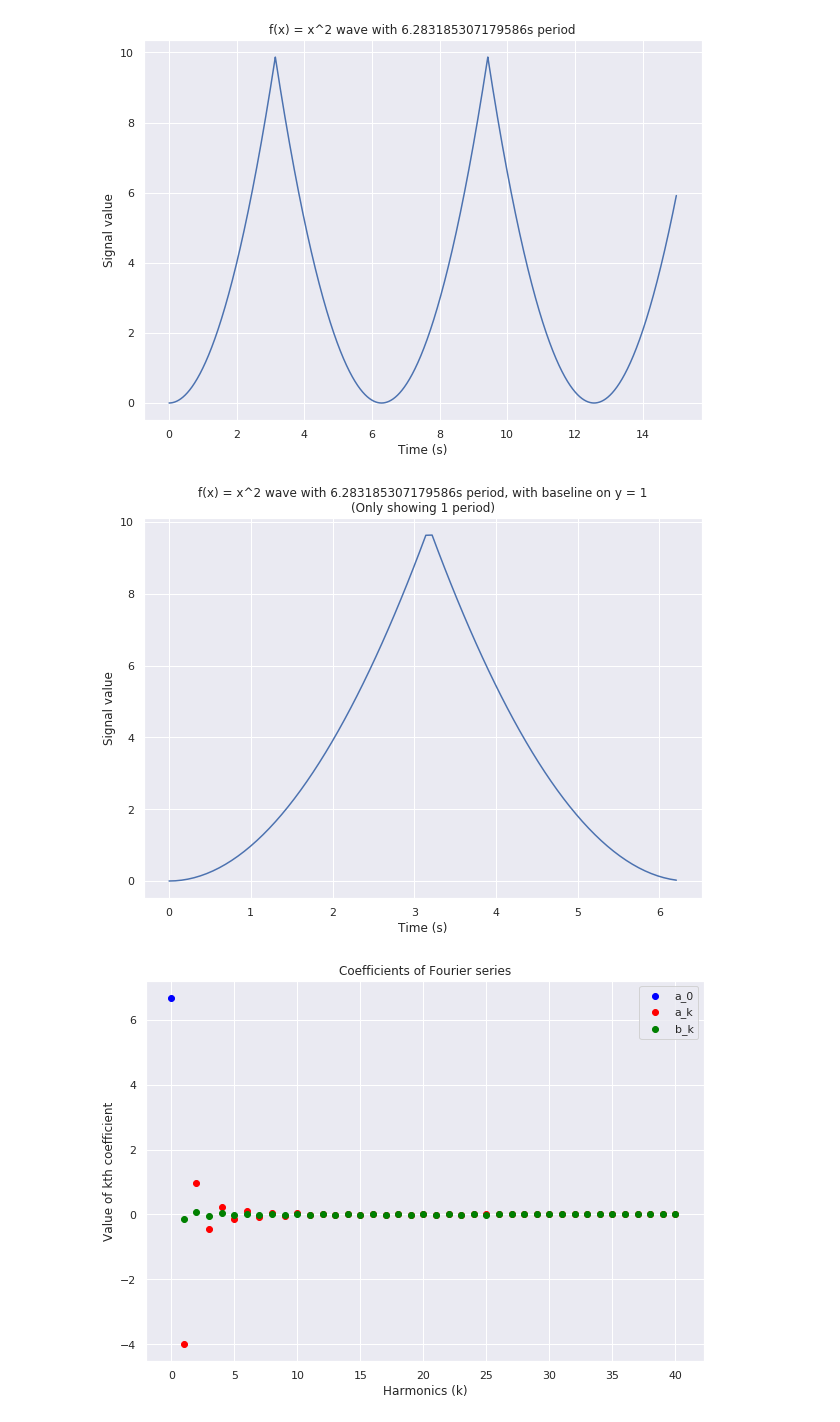
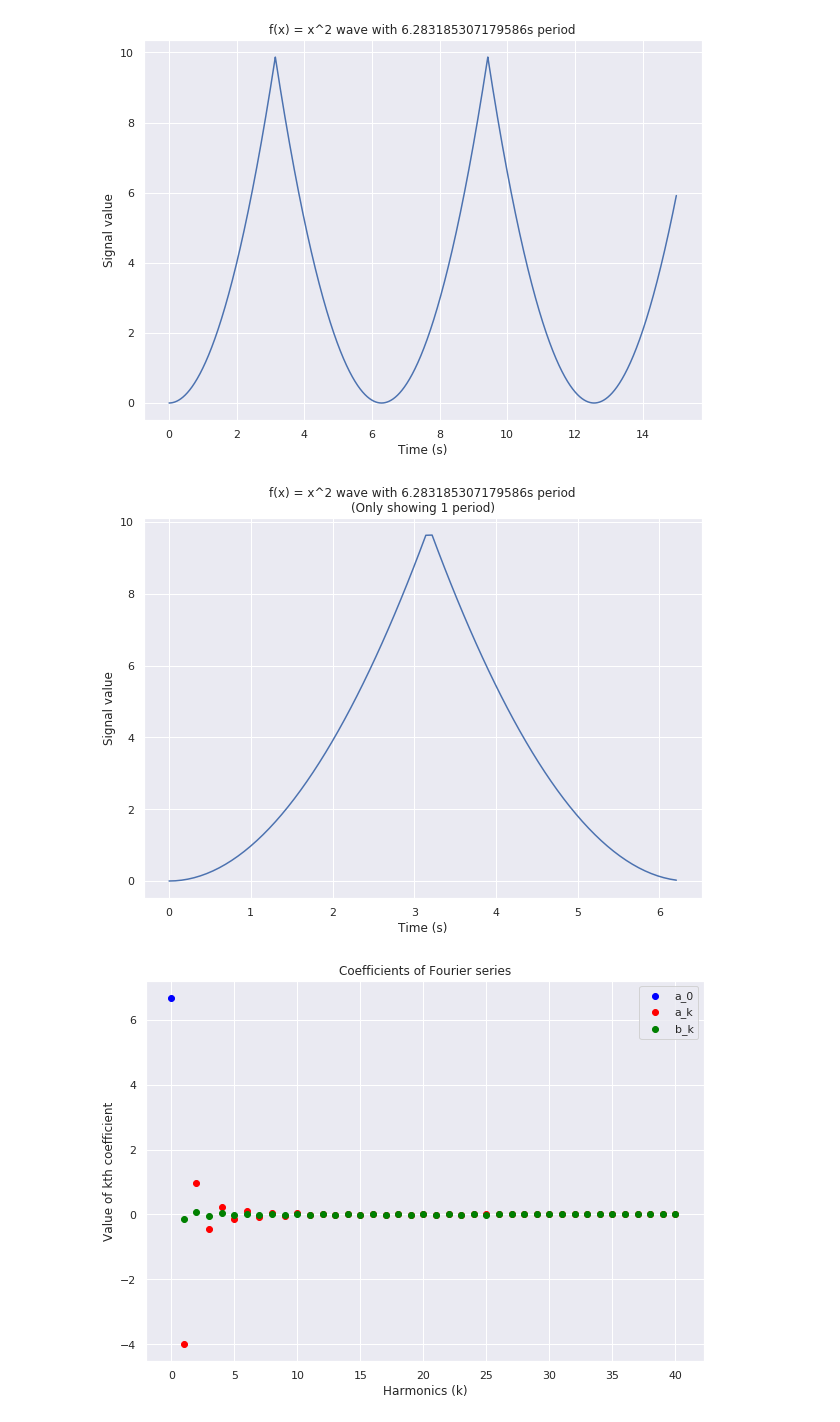
Before and after one commit to masterdesky/ELTE-signal-processing-2018, a Jupyter notebook: 2. feladatsor/Assignment 2.ipynb, the cells around one changed output. Cells and saved outputs as stored; diff of their text form; code cells hidden in the pictures.

```diff
--- a/2. feladatsor/Assignment 2.ipynb
+++ b/2. feladatsor/Assignment 2.ipynb
@@ -1100,15 +1163,15 @@ time_5_Fourier, signal_5_Fourier, T_5_Fourier = f_5_Fourier(N_max_5_Fourier)
 # %%
 fig_f_5_Period = plt.figure(figsize=(10,7))
 
 plt.plot(time_5_Fourier, signal_5_Fourier)
 
-plt.title("f(x) = x^2 wave with " + str(T_5_Fourier) + "s period, with baseline on y = 1\n(Only showing 1 period)")
+plt.title("f(x) = x^2 wave with " + str(T_5_Fourier) + "s period\n(Only showing 1 period)")
 plt.xlabel("Time (s)")
 plt.ylabel("Signal value")
 
 plt. show()
 # %% [output]
-[figure, old version]
+[figure, new version]
 # %%
 a_0_5, a_5, b_5 = FourierCoeff(signal_5_Fourier, time_5_Fourier, N_max_5_Fourier)
 # %%
```
Also changed, not shown: parts of 61 cells of this notebook.
